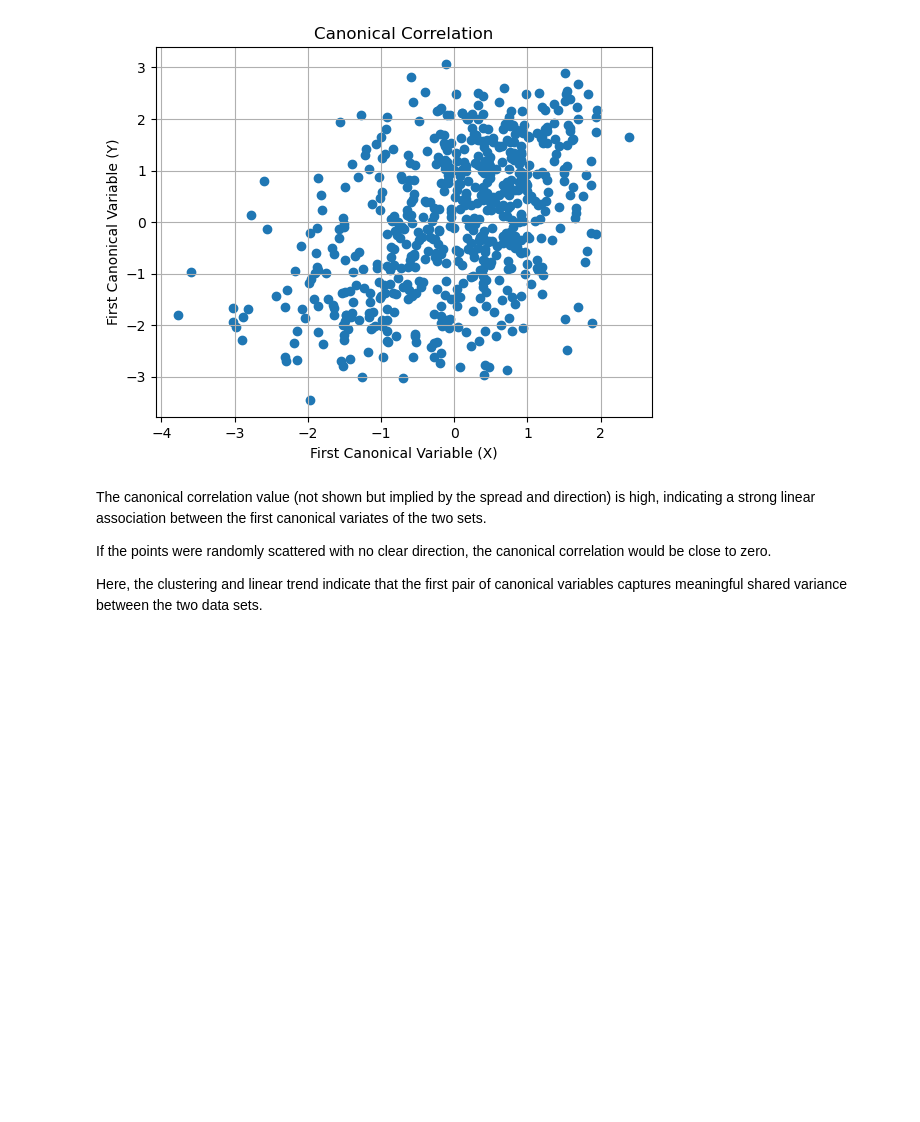
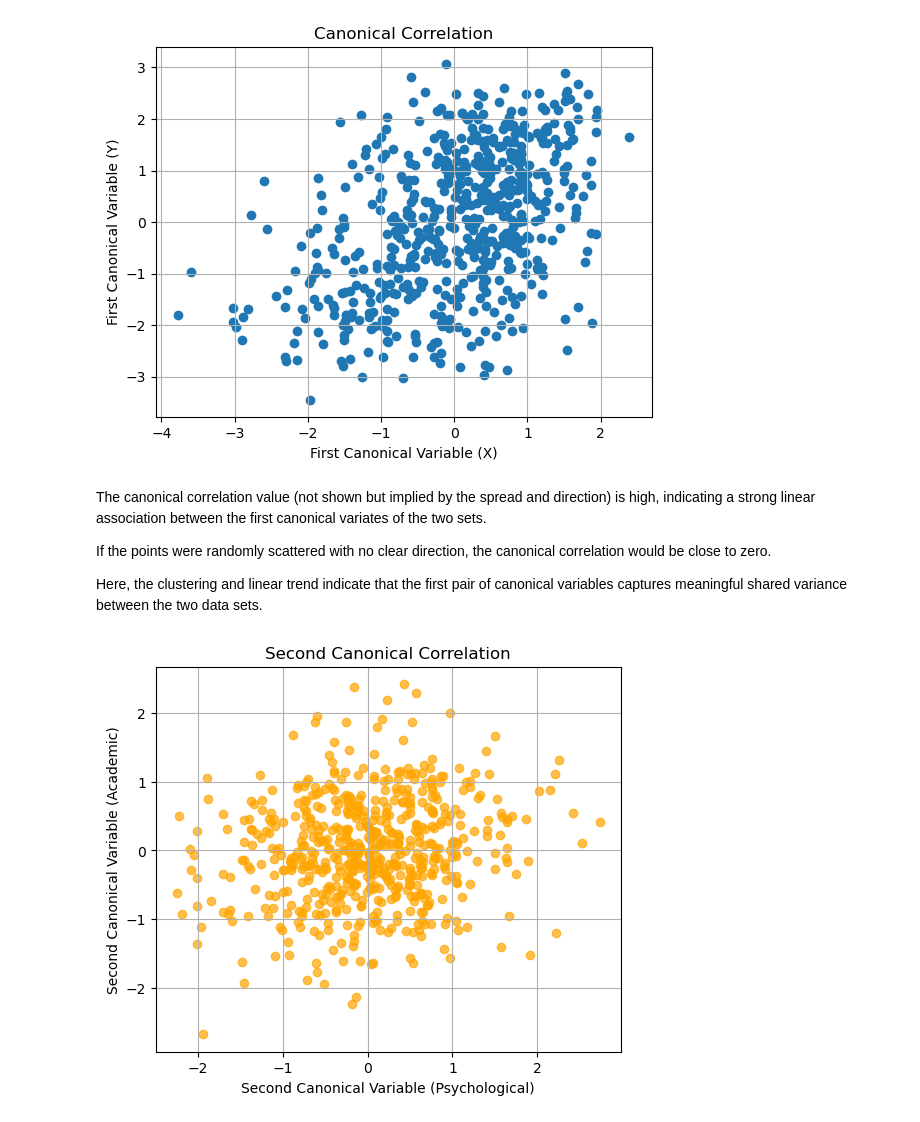
Before and after one commit to Mk1910003/ADVANCE-MVD_Analysis-, a Jupyter notebook: CCA/Python/CCA_M.ipynb, the cells around one changed output. Drawn from its saved outputs; the diff is of its cells as text; code cells hidden in the pictures; blank space fills up the shorter version.

```diff
--- a/CCA/Python/CCA_M.ipynb
+++ b/CCA/Python/CCA_M.ipynb
@@ -82,3 +87,15 @@ The canonical correlation value (not shown but implied by the spread and directi
 If the points were randomly scattered with no clear direction, the canonical correlation would be close to zero.
 
 Here, the clustering and linear trend indicate that the first pair of canonical variables captures meaningful shared variance between the two data sets.
+# %%
+# Scatter plot of second pair of canonical variates (if exists)
+if X_c.shape[1] > 1:
+    plt.figure(figsize=(6, 5))
+    plt.scatter(X_c[:, 1], Y_c[:, 1], alpha=0.7, color='orange')
+    plt.xlabel("Second Canonical Variable (Psychological)")
+    plt.ylabel("Second Canonical Variable (Academic)")
+    plt.title("Second Canonical Correlation")
+    plt.grid(True)
+    plt.show()
+# %% [output]
+[figure, added]
```
Also changed, not shown: parts of 4 cells of this notebook.
